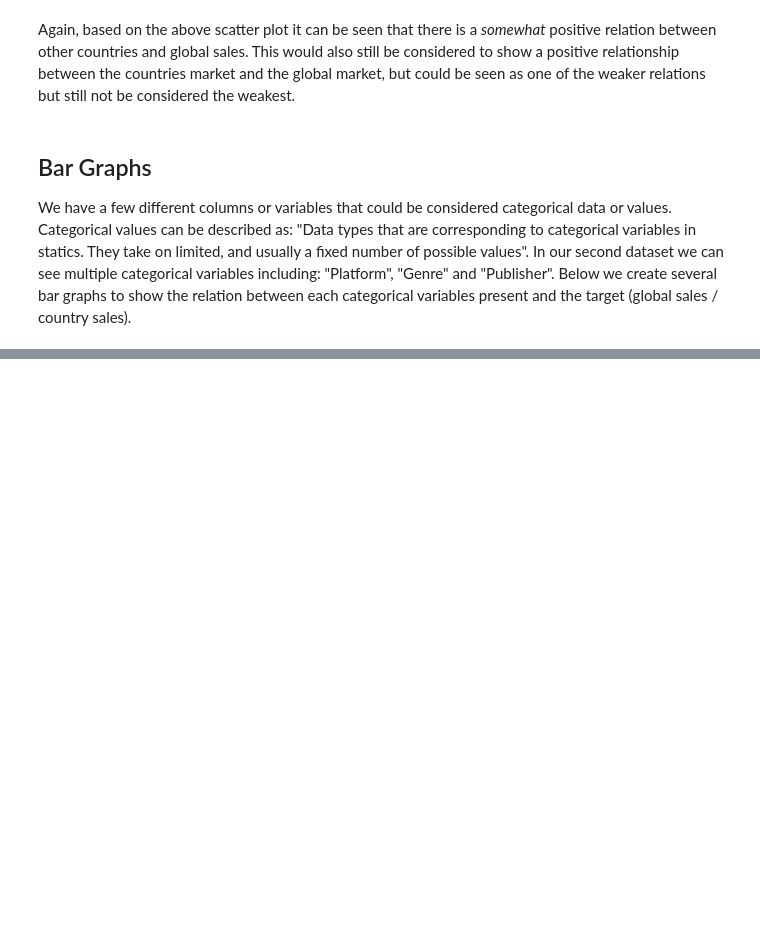
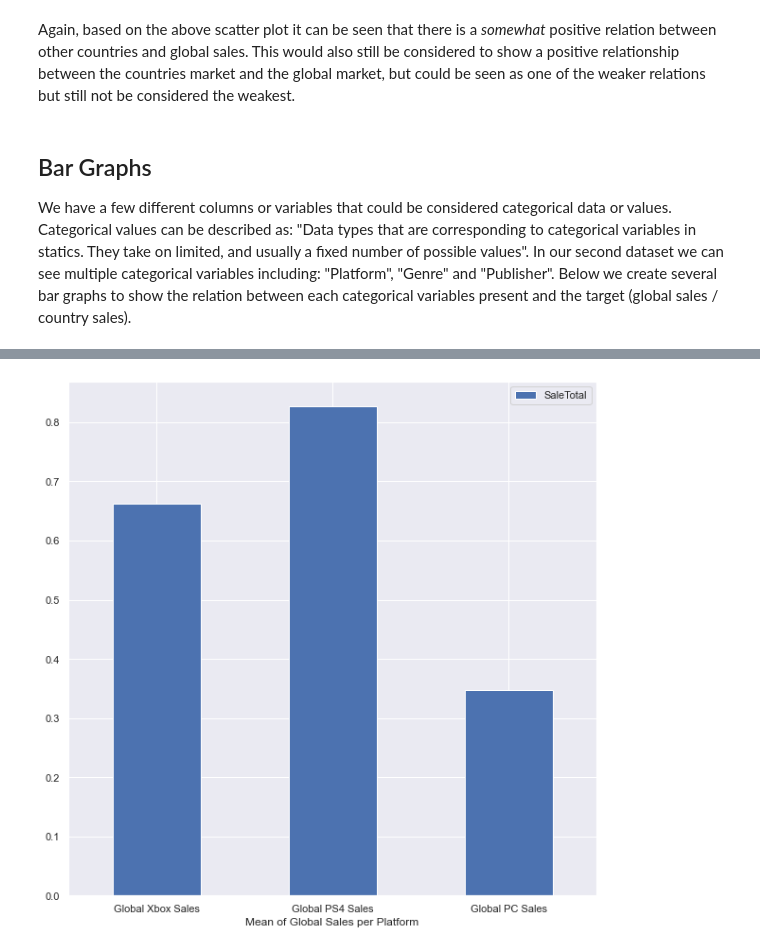
Before and after one commit to angelcamach0/CS488Project, a Jupyter notebook: dataMiningProject/projectStage5.ipynb, the cells around one changed output, grey strips where cells are left out. Cells and saved outputs as stored; diff of their text form; code cells hidden in the pictures; blank space fills up the shorter version.

```diff
--- a/dataMiningProject/projectStage5.ipynb
+++ b/dataMiningProject/projectStage5.ipynb
@@ -316,0 +470,7 @@ df2.plot(x="Platform", y="Global_Sales", kind="bar")
+# %%
+platformBarMean = pd.DataFrame({'Mean of Global Sales per Platform': ['Global Xbox Sales', 'Global PS4 Sales',
+                                                                      'Global PC Sales'],
+                                'SaleTotal': [globalXboxSalesMean, globalPS4SalesMean, globalPCSalesMean]})
+ax = platformBarMean.plot.bar(x='Mean of Global Sales per Platform', y='SaleTotal', rot=0, figsize=(10, 10))
+# %% [output]
+[figure, added]
```
Also changed, not shown: parts of 57 cells of this notebook.
